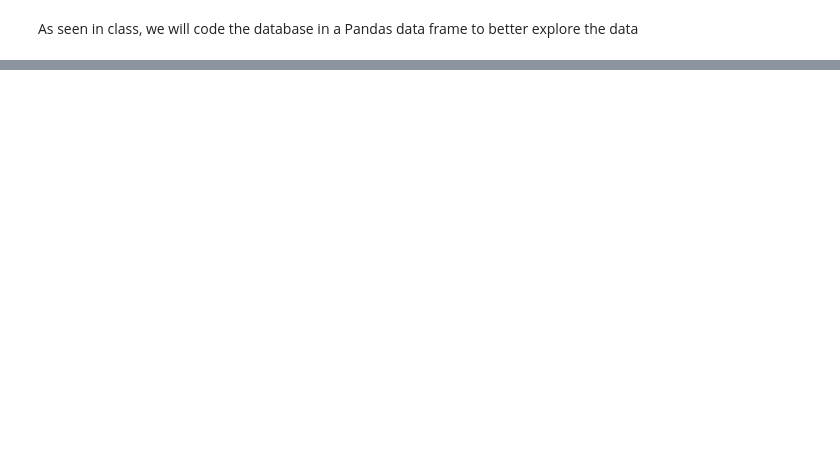
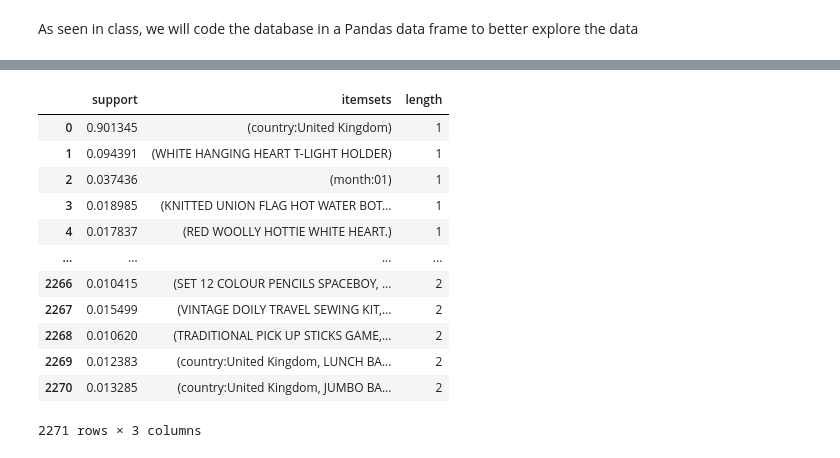
Before and after one commit to ray2g/Data-Mining-Projects, a Jupyter notebook: Homework Assignment 3/PD_TPC3_script.ipynb, the cells around one changed output, grey strips where cells are left out. Drawn from its saved outputs; the diff is of its cells as text; code cells hidden in the pictures; blank space fills up the shorter version.

```diff
--- a/Homework Assignment 3/PD_TPC3_script.ipynb
+++ b/Homework Assignment 3/PD_TPC3_script.ipynb
@@ -50,0 +52,18 @@ transact_df
+# %%
+FI_fpgrowth = fpgrowth(transact_df, min_support=0.01, use_colnames=True)
+FI_fpgrowth['length'] = FI_fpgrowth['itemsets'].apply(lambda x: len(x))
+FI_fpgrowth.sort_values(by=['length'], ascending=False)
+# %% [output]
+|  | support | itemsets | length |
+| 0 | 0.901345 | (country:United Kingdom) | 1 |
+| 1 | 0.094391 | (WHITE HANGING HEART T-LIGHT HOLDER) | 1 |
+| 2 | 0.037436 | (month:01) | 1 |
+| 3 | 0.018985 | (KNITTED UNION FLAG HOT WATER BOT... | 1 |
+| 4 | 0.017837 | (RED WOOLLY HOTTIE WHITE HEART.) | 1 |
+| ... | ... | ... | ... |
+| 2266 | 0.010415 | (SET 12 COLOUR PENCILS SPACEBOY, ... | 2 |
+| 2267 | 0.015499 | (VINTAGE DOILY TRAVEL SEWING KIT,... | 2 |
+| 2268 | 0.010620 | (TRADITIONAL PICK UP STICKS GAME,... | 2 |
+| 2269 | 0.012383 | (country:United Kingdom, LUNCH BA... | 2 |
+| 2270 | 0.013285 | (country:United Kingdom, JUMBO BA... | 2 |
+2271 rows × 3 columns
```
Also changed, not shown: parts of 3 cells of this notebook.
